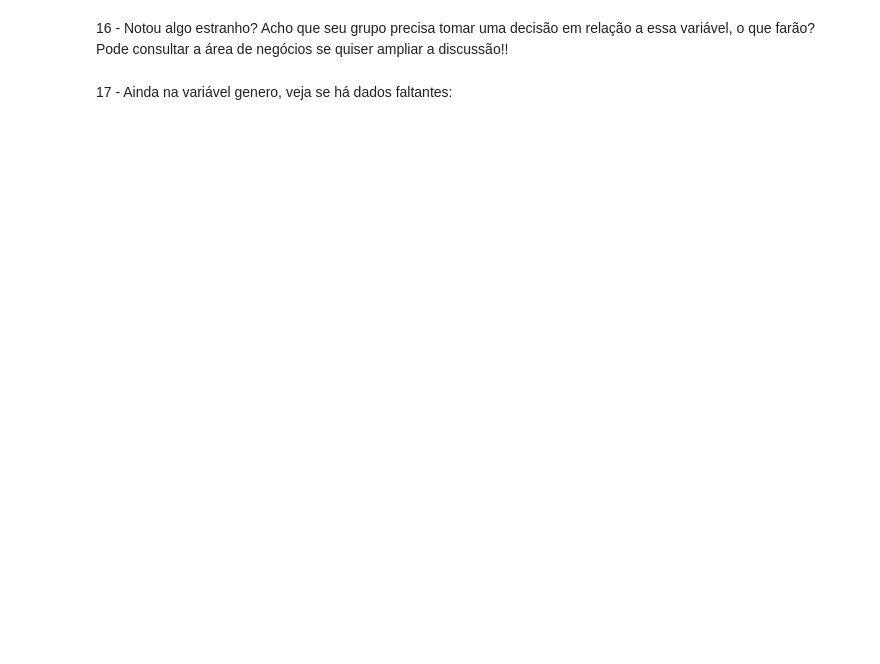
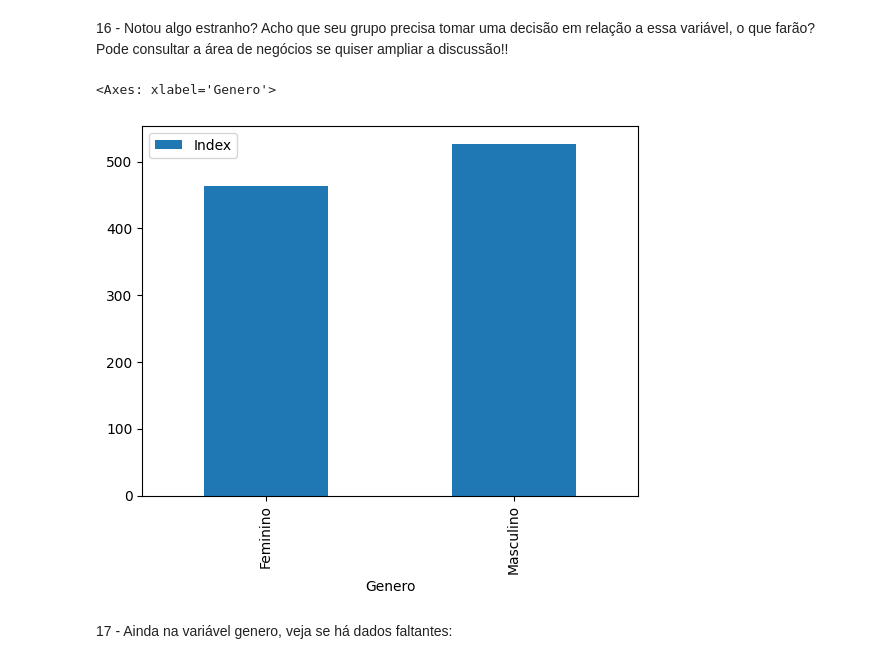
Before and after one commit to ceska68/Atividades, a Jupyter notebook: Desafio_5_Limpando_um_dataset_.ipynb, the cells around one changed output. Saved outputs shown, nothing was run; the diff lists cells and outputs as text; code cells hidden in the pictures; blank space fills up the shorter version.

```diff
--- a/Desafio_5_Limpando_um_dataset_.ipynb
+++ b/Desafio_5_Limpando_um_dataset_.ipynb
@@ -137,2 +171,7 @@ Pode consultar a área de negócios se quiser ampliar a discussão!!
+# %%
+df.groupby(['Genero'])[['Index']].count().plot(kind='bar')
+# %% [output]
+<Axes: xlabel='Genero'>
+[figure, added]
 # %% [markdown]
 17 - Ainda na variável genero, veja se há dados faltantes:
```
Also changed, not shown: parts of 10 cells of this notebook.
